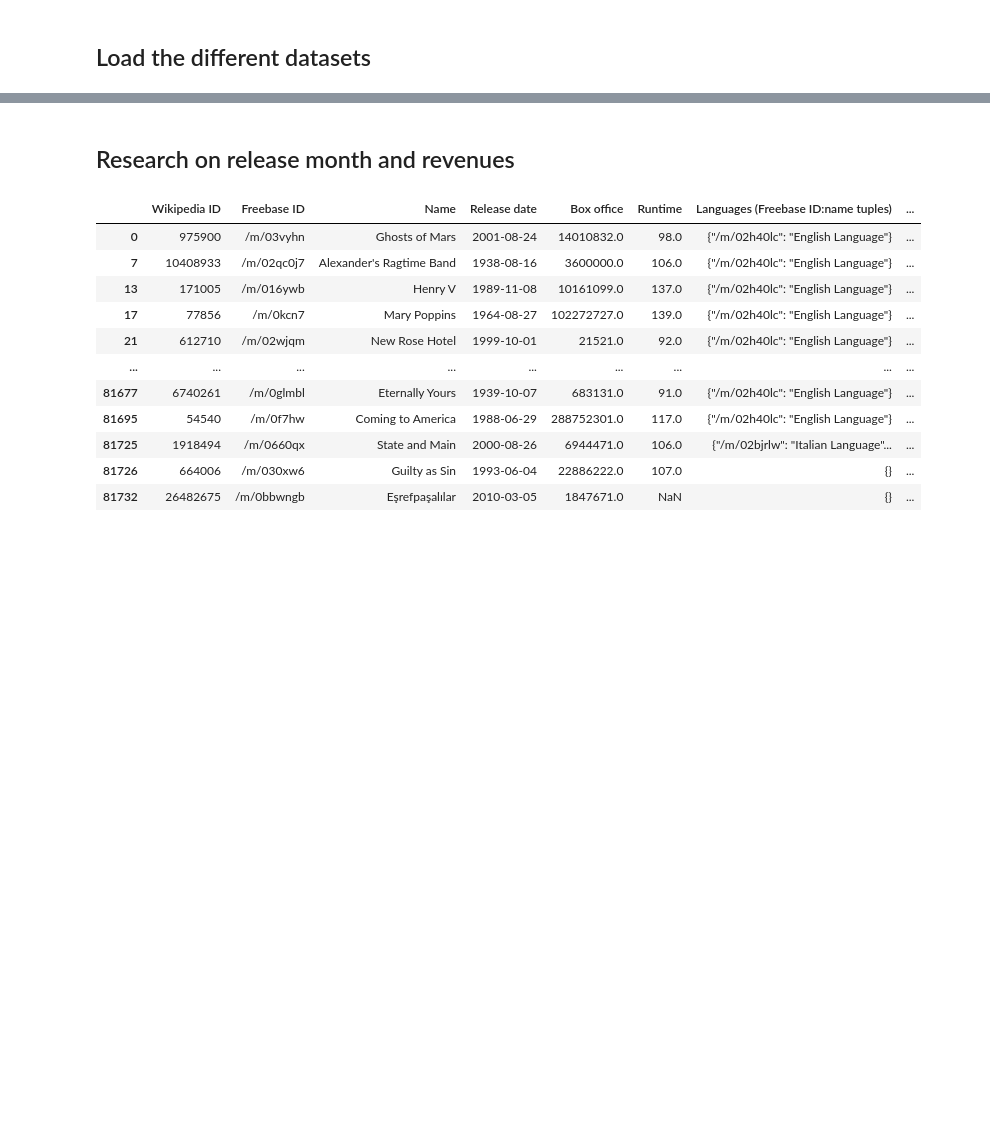
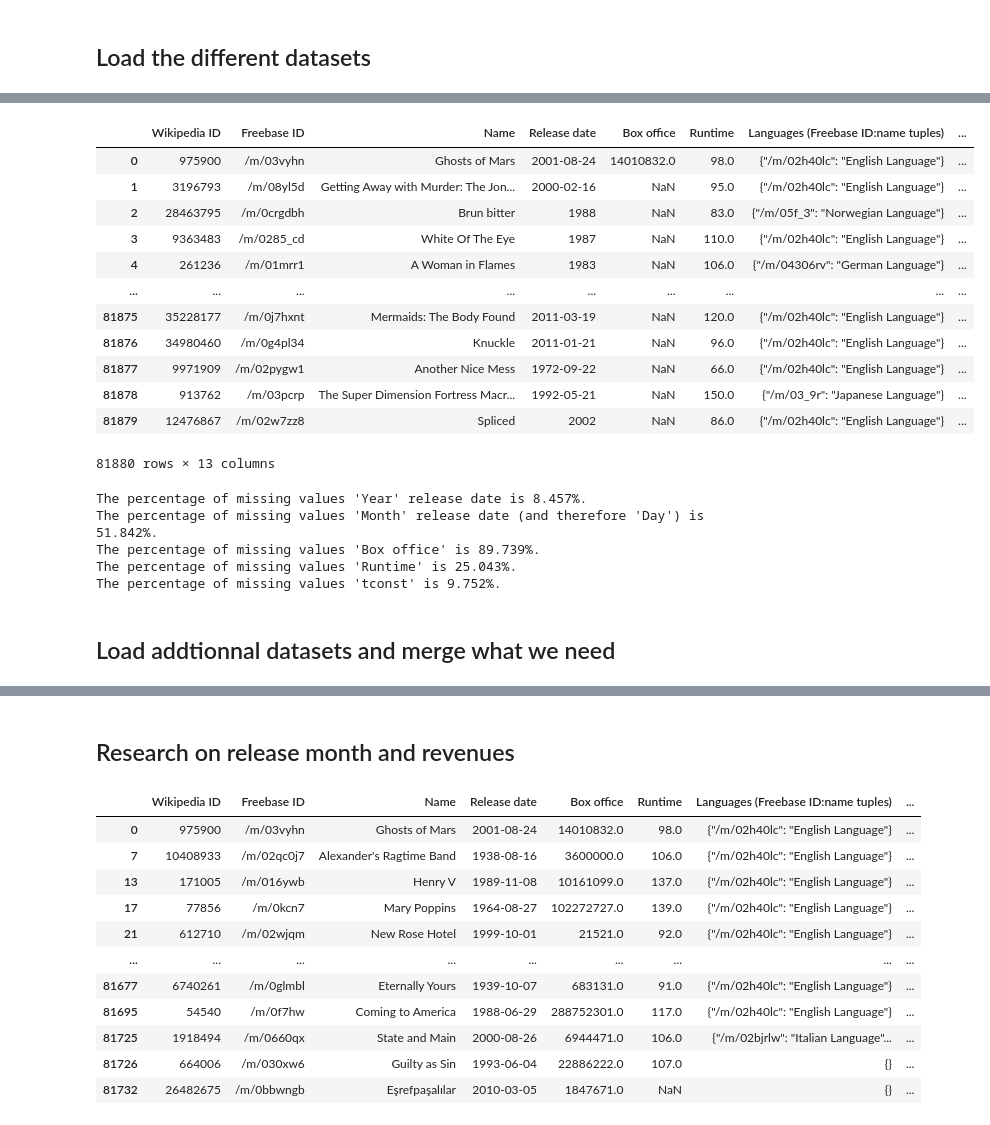
Before and after one commit to epfl-ada/ada-2023-project-deapdatadestroyers, a Jupyter notebook: data_movie_analysis.ipynb, the cells around one changed output, grey strips where cells are left out. Saved outputs shown, nothing was run; the diff lists cells and outputs as text; code cells hidden in the pictures; blank space fills up the shorter version.

```diff
--- a/data_movie_analysis.ipynb
+++ b/data_movie_analysis.ipynb
@@ -230,0 +25,7 @@ display(df_grouped)
+# %%
+##load datasets from CMU dataset
+df_character = load_character().copy()
+df_movie = load_movie().copy()
+df_name_cluster = load_name_cluster().copy()
+df_summary = load_plot_summary().copy()
+df_tropes_cluster = load_tropes_cluster().copy()
@@ -230,0 +45,29 @@ display(df_grouped)
+# %%
+def get_wikidata_id_translations():
+    query = """
+    SELECT ?item ?imdbID ?freebaseID WHERE {
+      ?item wdt:P345 ?imdbID.
+      OPTIONAL {?item wdt:P646 ?freebaseID.}
+    }
+
+    """
+
+    url = 'https://query.wikidata.org/sparql'
+    headers = {'User-Agent': 'WDQS-example Python/%s.%s' % (sys.version_info[0], sys.version_info[1])}
+    data = requests.get(url, headers=headers, params={'query': query, 'format': 'json'}).json()
+
+    imdb_id = []
+    freebase_id = []
+    for item in data['results']['bindings']:
+        imdb_id.append(item['imdbID']['value'])
+        freebase_id_val = item.get('freebaseID', {}).get('value', None)
+        freebase_id.append(freebase_id_val)
+
+    return pd.DataFrame(data={'tconst': imdb_id, 'Freebase ID': freebase_id})
+
+# Usage
+df_id_translation = get_wikidata_id_translations()
+display(df_id_translation)
+
+# Optionally, you can save this DataFrame to a JSON file
+df_id_translation.to_json('id-translation.wikidata.json', orient='records', lines=True)
@@ -230,0 +88,39 @@ display(df_grouped)
+# %%
+df_movie = pd.merge(df_movie, df_id_translation, on='Freebase ID', how='left')
+display(df_movie)
+# %% [output]
+|  | Wikipedia ID | Freebase ID | Name | Release date | Box office | Runtime | Languages (Freebase ID:name tuples) | ... |
+| 0 | 975900 | /m/03vyhn | Ghosts of Mars | 2001-08-24 | 14010832.0 | 98.0 | {"/m/02h40lc": "English Language"} | ... |
+| 1 | 3196793 | /m/08yl5d | Getting Away with Murder: The Jon... | 2000-02-16 | NaN | 95.0 | {"/m/02h40lc": "English Language"} | ... |
+| 2 | 28463795 | /m/0crgdbh | Brun bitter | 1988 | NaN | 83.0 | {"/m/05f_3": "Norwegian Language"} | ... |
+| 3 | 9363483 | /m/0285_cd | White Of The Eye | 1987 | NaN | 110.0 | {"/m/02h40lc": "English Language"} | ... |
+| 4 | 261236 | /m/01mrr1 | A Woman in Flames | 1983 | NaN | 106.0 | {"/m/04306rv": "German Language"} | ... |
+| ... | ... | ... | ... | ... | ... | ... | ... | ... |
+| 81875 | 35228177 | /m/0j7hxnt | Mermaids: The Body Found | 2011-03-19 | NaN | 120.0 | {"/m/02h40lc": "English Language"} | ... |
+| 81876 | 34980460 | /m/0g4pl34 | Knuckle | 2011-01-21 | NaN | 96.0 | {"/m/02h40lc": "English Language"} | ... |
+| 81877 | 9971909 | /m/02pygw1 | Another Nice Mess | 1972-09-22 | NaN | 66.0 | {"/m/02h40lc": "English Language"} | ... |
+| 81878 | 913762 | /m/03pcrp | The Super Dimension Fortress Macr... | 1992-05-21 | NaN | 150.0 | {"/m/03_9r": "Japanese Language"} | ... |
+| 81879 | 12476867 | /m/02w7zz8 | Spliced | 2002 | NaN | 86.0 | {"/m/02h40lc": "English Language"} | ... |
+81880 rows × 13 columns
+# %%
+#compute percentage of missing values for df_mvoei
+percentage_missing_values_year = (df_movie['Year'].isna().sum()/len(df_movie['Year']))*100
+print(f"The percentage of missing values 'Year' release date is {format(percentage_missing_values_year, '.3f')}%.")
+
+percentage_missing_values_month = (df_movie['Month'].isna().sum()/len(df_movie['Month']))*100
+print(f"The percentage of missing values 'Month' release date (and therefore 'Day') is {format(percentage_missing_values_month, '.3f')}%.")
+
+percentage_missing_values_revenues = (df_movie['Box office'].isna().sum()/len(df_movie['Box office']))*100
+print(f"The percentage of missing values 'Box office' is {format(percentage_missing_values_revenues, '.3f')}%.")
+
+percentage_missing_values_runtime = (df_movie['Runtime'].isna().sum()/len(df_movie['Runtime']))*100
+print(f"The percentage of missing values 'Runtime' is {format(percentage_missing_values_runtime, '.3f')}%.")
+
+percentage_missing_values_tconst = (df_movie['tconst'].isna().sum()/len(df_movie['tconst']))*100
+print(f"The percentage of missing values 'tconst' is {format(percentage_missing_values_tconst, '.3f')}%.")
+# %% [output]
+The percentage of missing values 'Year' release date is 8.457%.
+The percentage of missing values 'Month' release date (and therefore 'Day') is 51.842%.
+The percentage of missing values 'Box office' is 89.739%.
+The percentage of missing values 'Runtime' is 25.043%.
+The percentage of missing values 'tconst' is 9.752%.
@@ -230,0 +129,2 @@ display(df_grouped)
+# %% [markdown]
+## Load addtionnal datasets and merge what we need
```
Also changed, not shown: parts of 37 cells of this notebook.
